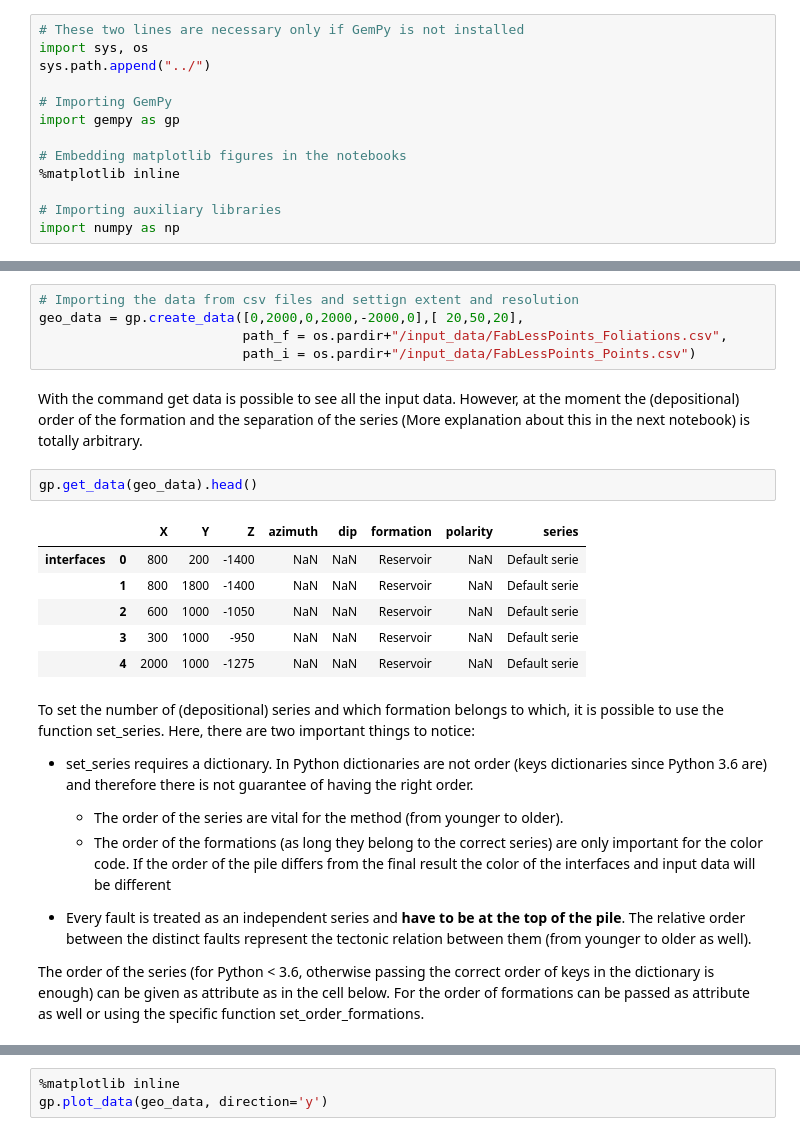
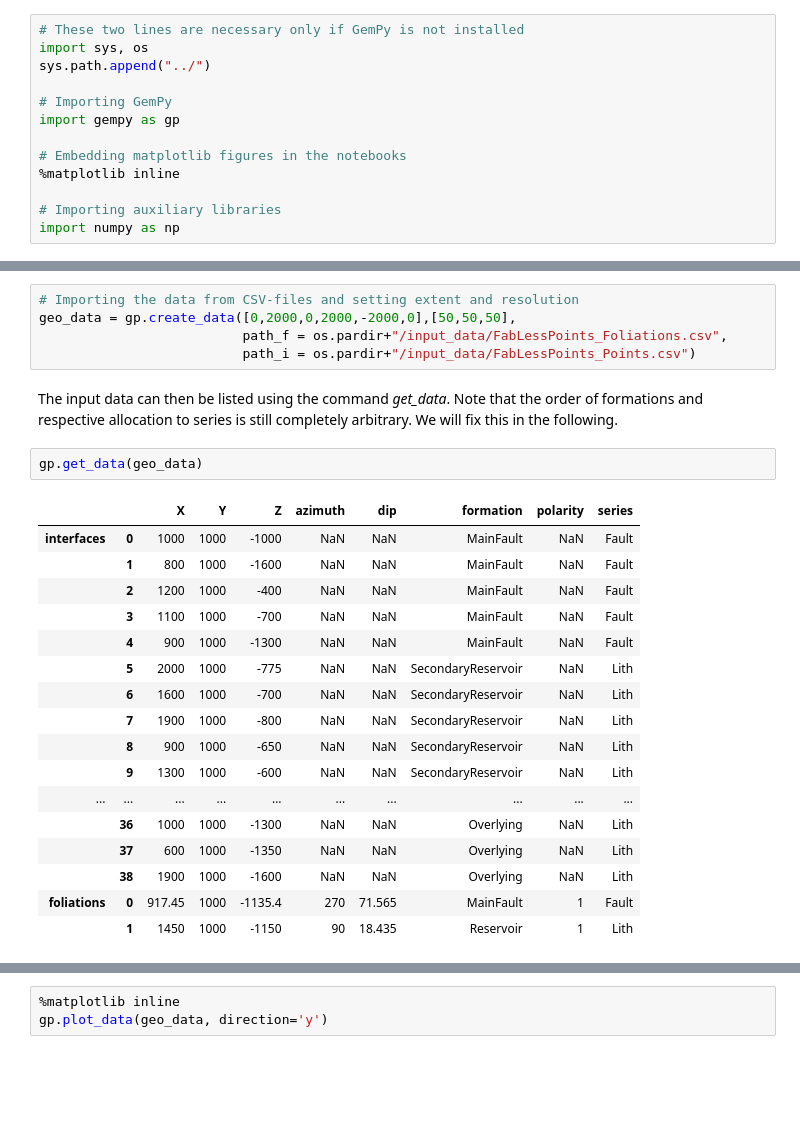
Before and after one commit to gempy-project/gempy, a Jupyter notebook: Tutorial/ch1.ipynb, the cells around one changed output, grey strips where cells are left out. Drawn from its saved outputs; the diff is of its cells as text; blank space fills up the shorter version.

```diff
--- a/Tutorial/ch1.ipynb
+++ b/Tutorial/ch1.ipynb
@@ -24,26 +32,27 @@ These csv files can be found in the input_data folder in the root folder of GemP
 # %%
-# Importing the data from csv files and settign extent and resolution
-geo_data = gp.create_data([0,2000,0,2000,-2000,0],[ 20,50,20],
+# Importing the data from CSV-files and setting extent and resolution
+geo_data = gp.create_data([0,2000,0,2000,-2000,0],[50,50,50],
                           path_f = os.pardir+"/input_data/FabLessPoints_Foliations.csv",
                           path_i = os.pardir+"/input_data/FabLessPoints_Points.csv")
-# %% [markdown]
-With the command get data is possible to see all the input data. However, at the moment the (depositional) order of the formation and the separation of the series (More explanation about this in the next notebook) is totally arbitrary.
+# %% [markdown]
+The input data can then be listed using the command *get_data*. Note that the order of formations and respective allocation to series is still completely arbitrary. We will fix this in the following.
 # %%
-gp.get_data(geo_data).head()
+gp.get_data(geo_data)
 # %% [output]
 |  |  | X | Y | Z | azimuth | dip | formation | polarity | series |
-| interfaces | 0 | 800 | 200 | -1400 | NaN | NaN | Reservoir | NaN | Default serie |
-|  | 1 | 800 | 1800 | -1400 | NaN | NaN | Reservoir | NaN | Default serie |
-|  | 2 | 600 | 1000 | -1050 | NaN | NaN | Reservoir | NaN | Default serie |
-|  | 3 | 300 | 1000 | -950 | NaN | NaN | Reservoir | NaN | Default serie |
-|  | 4 | 2000 | 1000 | -1275 | NaN | NaN | Reservoir | NaN | Default serie |
+| interfaces | 0 | 1000 | 1000 | -1000 | NaN | NaN | MainFault | NaN | Fault |
+|  | 1 | 800 | 1000 | -1600 | NaN | NaN | MainFault | NaN | Fault |
+|  | 2 | 1200 | 1000 | -400 | NaN | NaN | MainFault | NaN | Fault |
+|  | 3 | 1100 | 1000 | -700 | NaN | NaN | MainFault | NaN | Fault |
+|  | 4 | 900 | 1000 | -1300 | NaN | NaN | MainFault | NaN | Fault |
+|  | 5 | 2000 | 1000 | -775 | NaN | NaN | SecondaryReservoir | NaN | Lith |
+|  | 6 | 1600 | 1000 | -700 | NaN | NaN | SecondaryReservoir | NaN | Lith |
+|  | 7 | 1900 | 1000 | -800 | NaN | NaN | SecondaryReservoir | NaN | Lith |
+|  | 8 | 900 | 1000 | -650 | NaN | NaN | SecondaryReservoir | NaN | Lith |
+|  | 9 | 1300 | 1000 | -600 | NaN | NaN | SecondaryReservoir | NaN | Lith |
+| ... | ... | ... | ... | ... | ... | ... | ... | ... | ... |
+|  | 36 | 1000 | 1000 | -1300 | NaN | NaN | Overlying | NaN | Lith |
+|  | 37 | 600 | 1000 | -1350 | NaN | NaN | Overlying | NaN | Lith |
+|  | 38 | 1900 | 1000 | -1600 | NaN | NaN | Overlying | NaN | Lith |
+| foliations | 0 | 917.45 | 1000 | -1135.4 | 270 | 71.565 | MainFault | 1 | Fault |
+|  | 1 | 1450 | 1000 | -1150 | 90 | 18.435 | Reservoir | 1 | Lith |
-# %% [markdown]
-To set the number of (depositional) series and which formation belongs to which, it is possible to use the function set_series. Here, there are two important things to notice:
-
-- set_series requires a dictionary. In Python dictionaries are not order (keys dictionaries since Python 3.6 are) and therefore there is not guarantee of having the right order.
-    + The order of the series are vital for the method (from younger to older).
-    + The order of the formations (as long they belong to the correct series) are only important for the color code. If the order of the pile differs from the final result the color of the interfaces and input data will be different
-
-- Every fault is treated as an independent series and **have to be at the top of the pile**. The relative order between the distinct faults represent the tectonic relation between them (from younger to older as well).
-
-The order of the series (for Python < 3.6, otherwise passing the correct order of keys in the dictionary is enough) can be given as attribute as in the cell below. For the order of formations can be passed as attribute as well or using the specific function set_order_formations.
```
Also changed, not shown: parts of 20 cells of this notebook.
